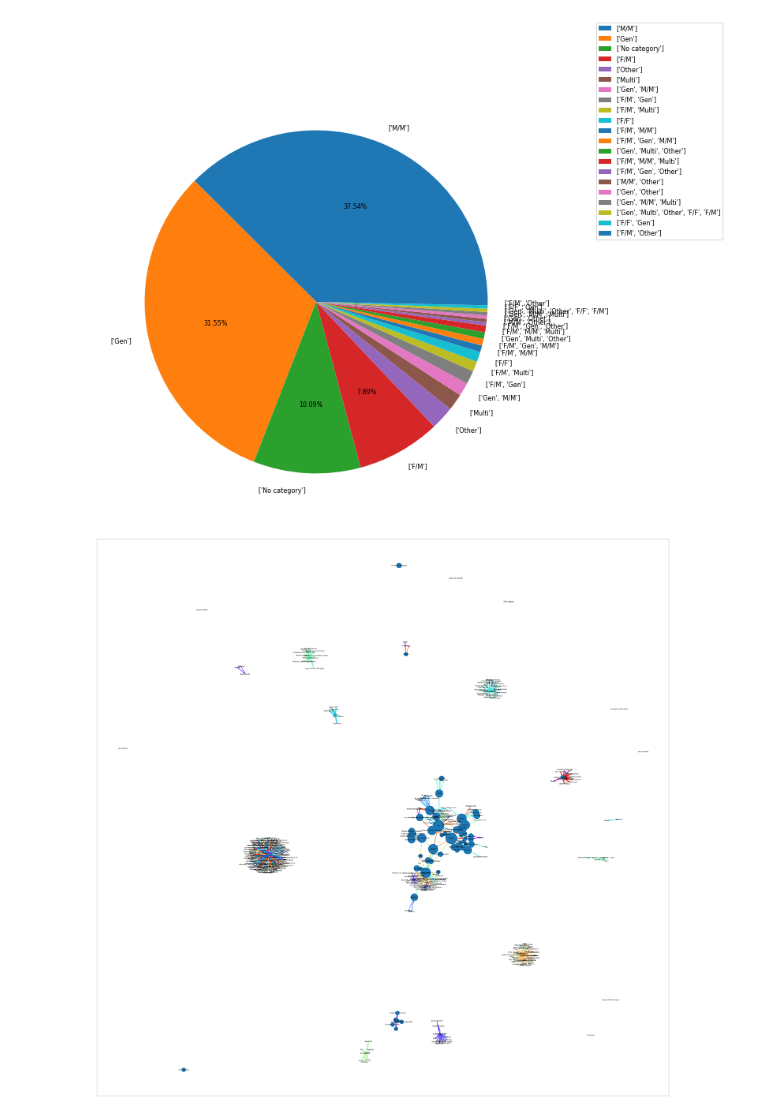
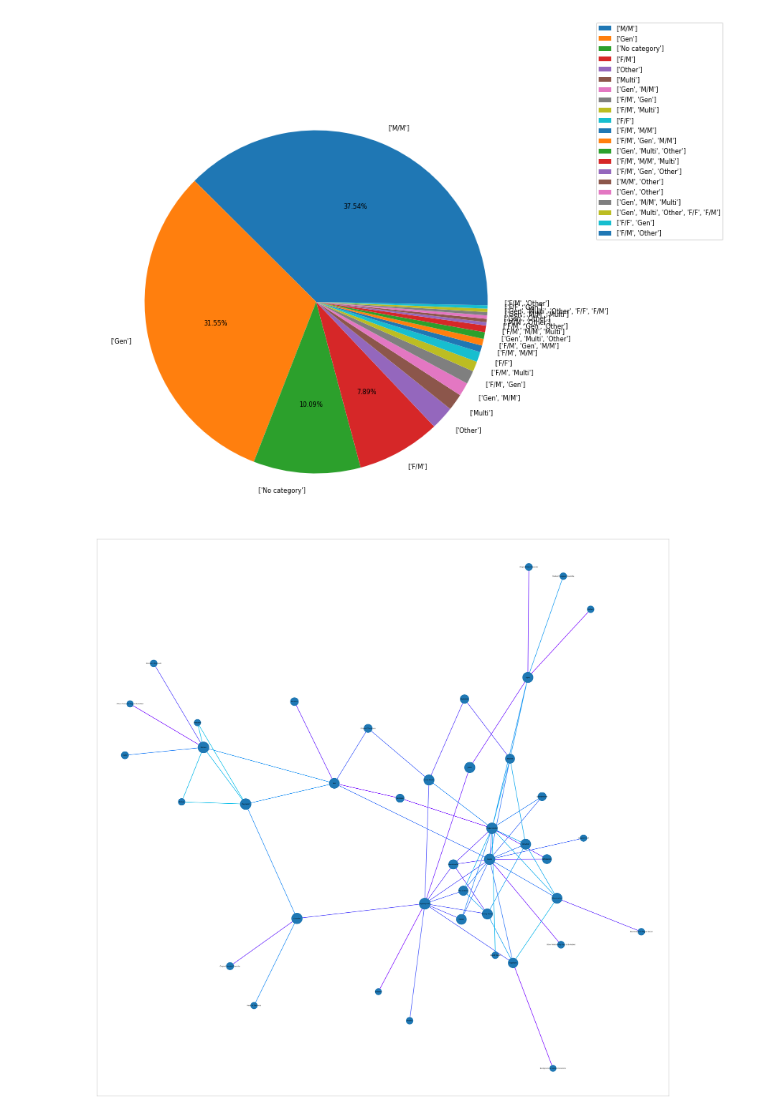
Before and after one commit to Mareeeia/Fandom_Analyser, a Jupyter notebook: src/notebooks/Do Analysis.ipynb, the cells around one changed output. Drawn from its saved outputs; the diff is of its cells as text; code cells hidden in the pictures.

```diff
--- a/src/notebooks/Do Analysis.ipynb
+++ b/src/notebooks/Do Analysis.ipynb
@@ -244,9 +253,9 @@ fan.plot_works_count_by_category(d)
 # %% [output]
 [figure]
 # %%
-fan.build_rel_dictionary(d)
+fan.build_rel_dictionary(d, 5)
 # %% [output]
-[figure, old version]
+[figure, new version]
 # %%
 # plot_new_char_works_count_by_month(d, "Evelynn")
 # author_champ_dedication_score(d, "Qiyana")
```
Also changed, not shown: parts of 9 cells of this notebook, 14 other files.
